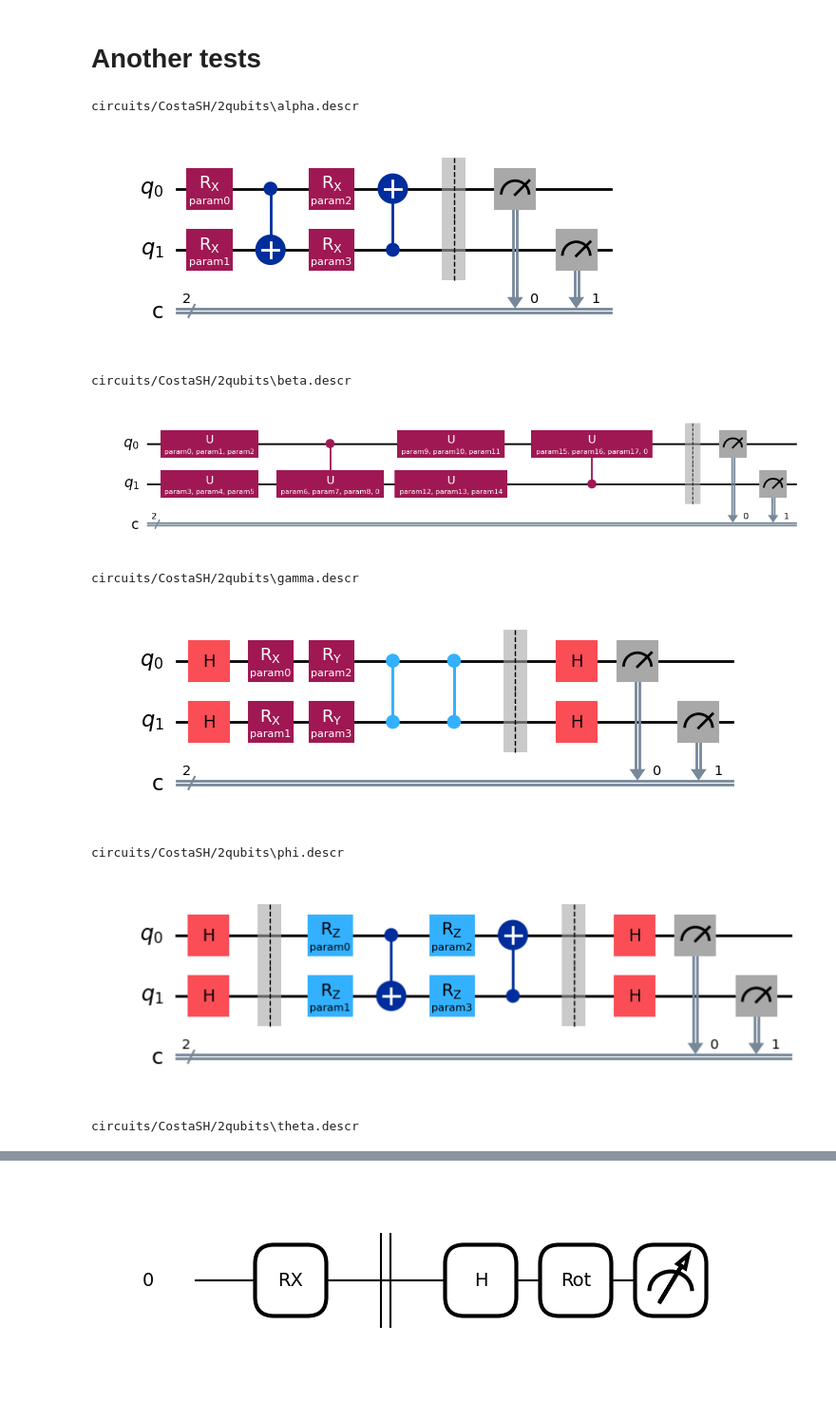
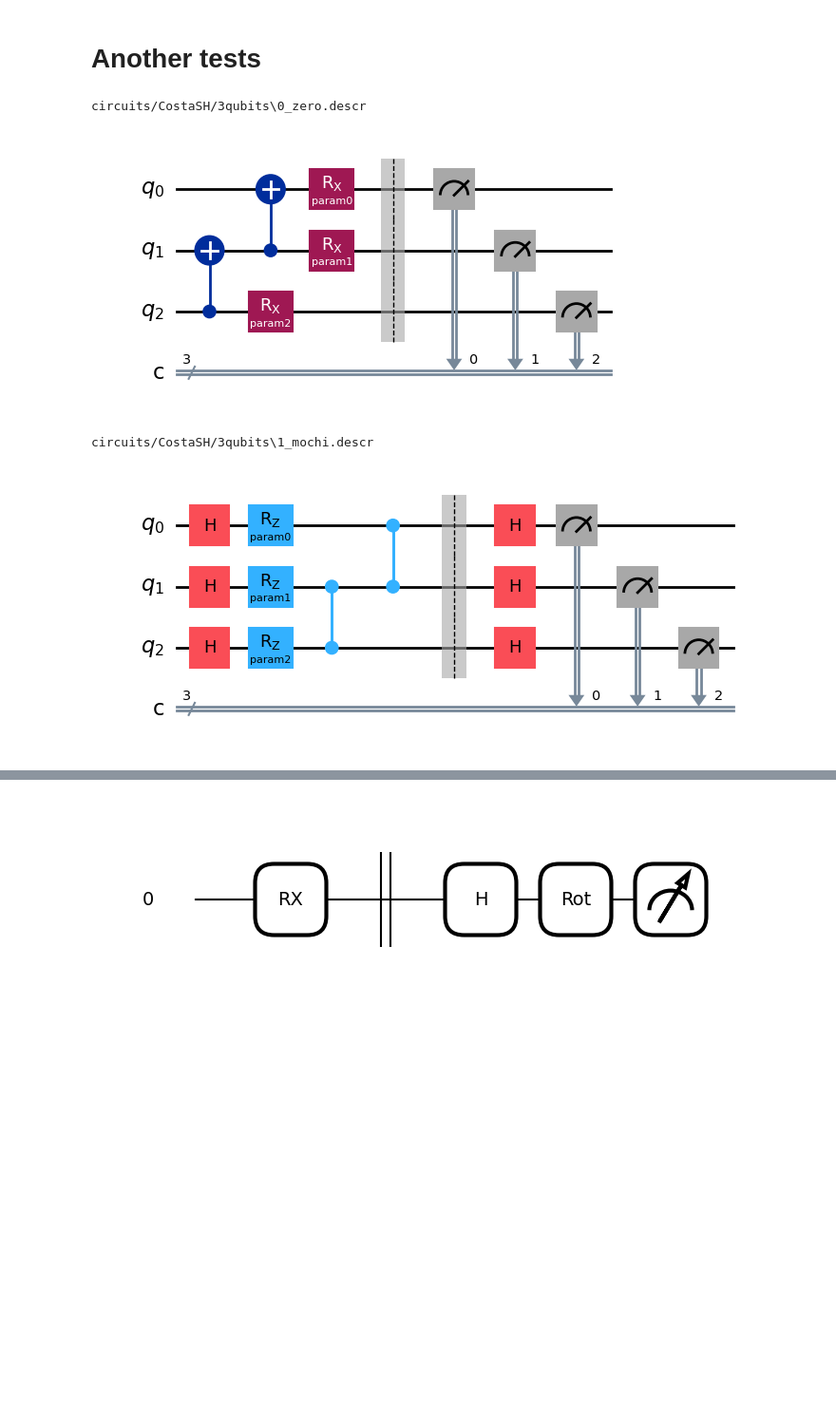
Before and after one commit to SamuellH12/Quantum-Express-Entang-Measures, a Jupyter notebook: notebook.ipynb, the cells around one changed output, grey strips where cells are left out. Shown at 95% size. Cells and saved outputs as stored; diff of their text form; code cells hidden in the pictures; blank space fills up the shorter version.

Commit message:
add 3 qubits circuits

```diff
--- a/notebook.ipynb
+++ b/notebook.ipynb
@@ -44,24 +44,19 @@ circuit(initial_weights, input=[0, 0, 0, 0], measwire=measures, meas='expval')
 # %%
 %matplotlib inline
 from circuits.circuitFromFile import get_unbound_circuit_from_file
 from circuits.listCircuits import get_circuit_path_list
 import matplotlib.pyplot as plt
 
 # for path in get_circuit_path_list('circuits/CostaSH/1qubit'):
-for path in get_circuit_path_list('circuits/CostaSH/2qubits'):
+for path in get_circuit_path_list('circuits/CostaSH/3qubits'):
 
     print(path)
     qc = get_unbound_circuit_from_file(path, {'&L' : '1'})
     # print(qc)
     qc.draw('mpl')
     plt.show()
 # %% [output]
-circuits/CostaSH/2qubits\alpha.descr
+circuits/CostaSH/3qubits\0_zero.descr
-[figure, old version]
+[figure, new version]
-circuits/CostaSH/2qubits\beta.descr
+circuits/CostaSH/3qubits\1_mochi.descr
-[figure, old version]
+[figure, new version]
-circuits/CostaSH/2qubits\gamma.descr
-[figure, removed]
-circuits/CostaSH/2qubits\phi.descr
-[figure, removed]
-circuits/CostaSH/2qubits\theta.descr
```
Also changed, not shown: parts of 1 cell of this notebook, 10 other files.
